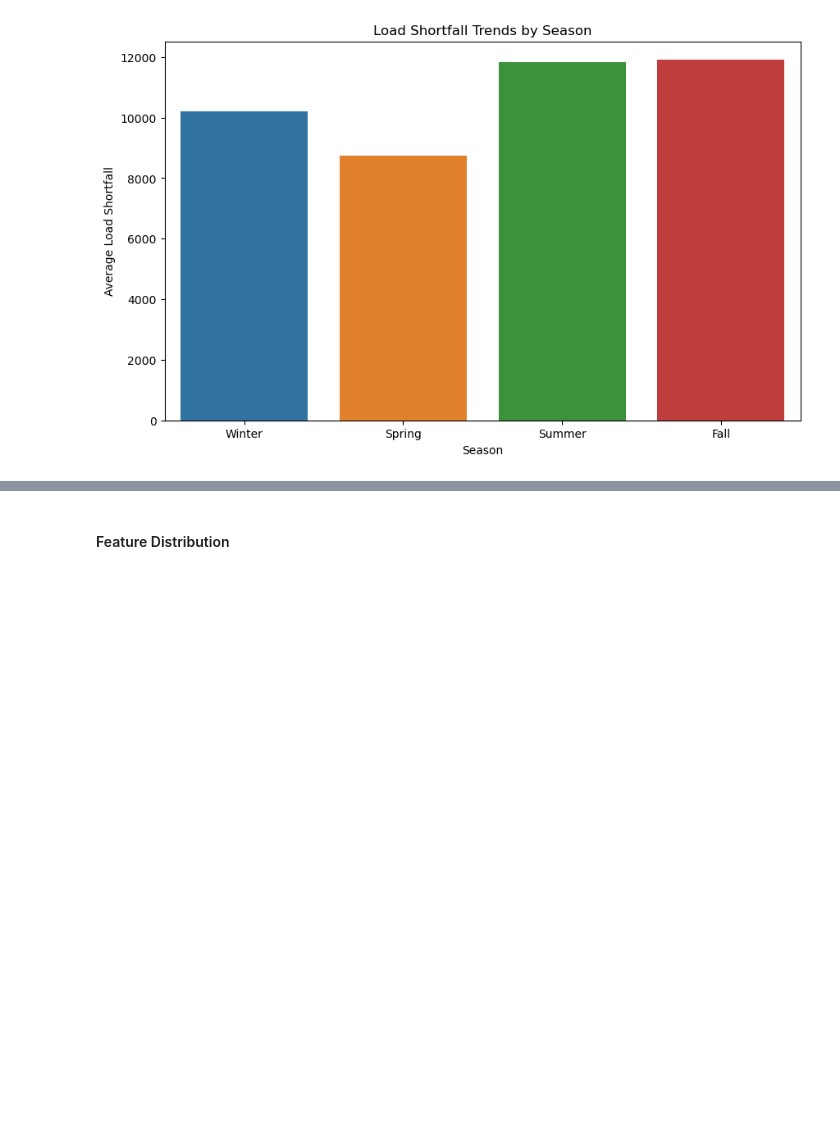
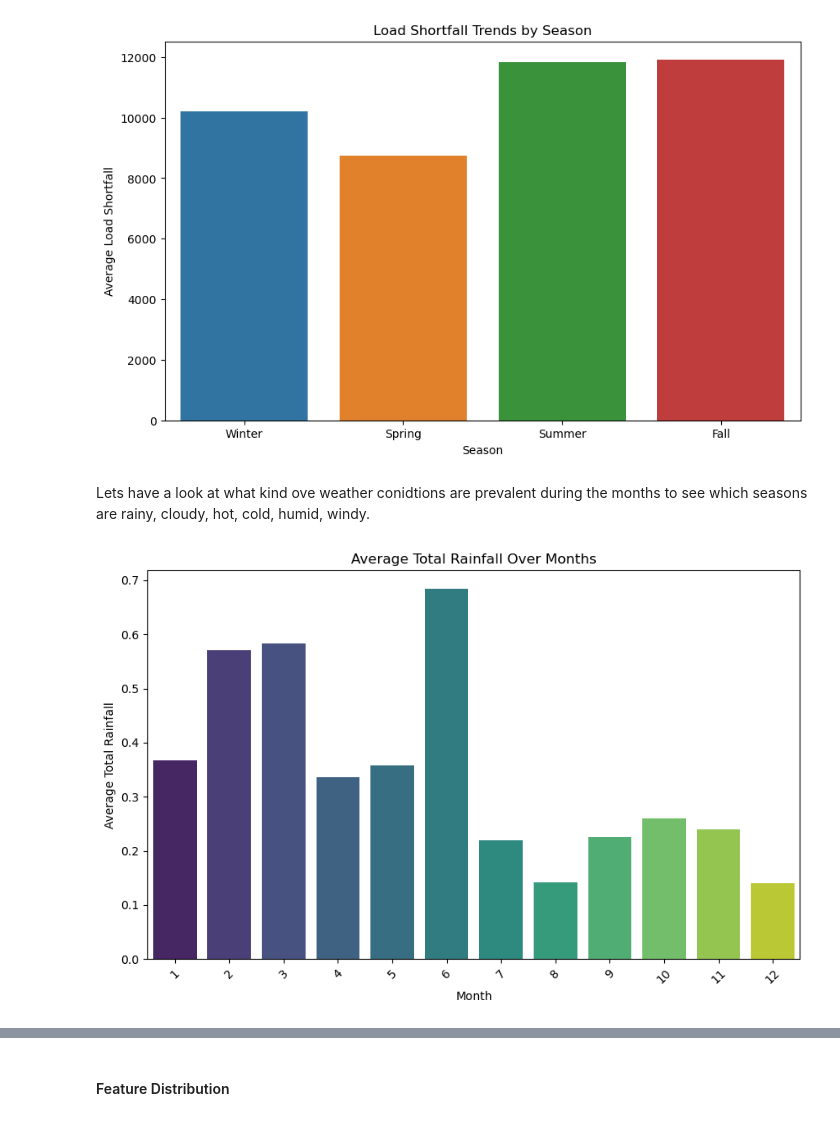
Before and after one commit to Reegs001220/Regression-sprint-2307FTDS-Team-DN1, a Jupyter notebook: Advanced-Regression-Starter-Data/starter-notebook.ipynb, the cells around one changed output, grey strips where cells are left out. Cells and saved outputs as stored; diff of their text form; code cells hidden in the pictures; blank space fills up the shorter version.

```diff
--- a/Advanced-Regression-Starter-Data/starter-notebook.ipynb
+++ b/Advanced-Regression-Starter-Data/starter-notebook.ipynb
@@ -717,3 +682,25 @@ plt.ylabel('Average Load Shortfall')
 plt.show()
 # %% [output]
 [figure]
+# %% [markdown]
+Lets have a look at what kind ove weather conidtions are prevalent during the months to see which seasons are rainy, cloudy, hot, cold, humid, windy.
+# %%
+# Select the relevant rainfall columns
+rainfall_columns = ['Bilbao_rain_1h', 'Barcelona_rain_1h', 'Seville_rain_1h', 'Madrid_rain_1h']
+
+# Group the DataFrame by month and calculate the mean total rainfall for each month
+monthly_average_rainfall = df.groupby('month')[rainfall_columns].mean().sum(axis=1)
+
+# Reset the index for plotting
+monthly_average_rainfall = monthly_average_rainfall.reset_index()
+
+# Plot the average total rainfall over the months
+plt.figure(figsize=(10, 6))
+sns.barplot(x='month', y=0, data=monthly_average_rainfall, ci=None, palette='viridis')
+plt.title('Average Total Rainfall Over Months')
+plt.xlabel('Month')
+plt.ylabel('Average Total Rainfall')
+plt.xticks(rotation=45)
+plt.show()
+# %% [output]
+[figure, added]
```
Also changed, not shown: parts of 61 cells of this notebook, 12 other files.
